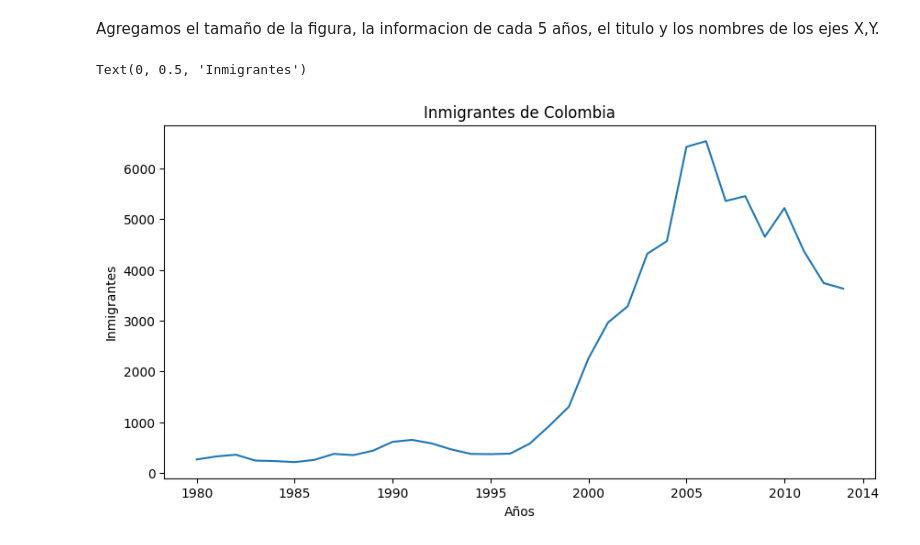
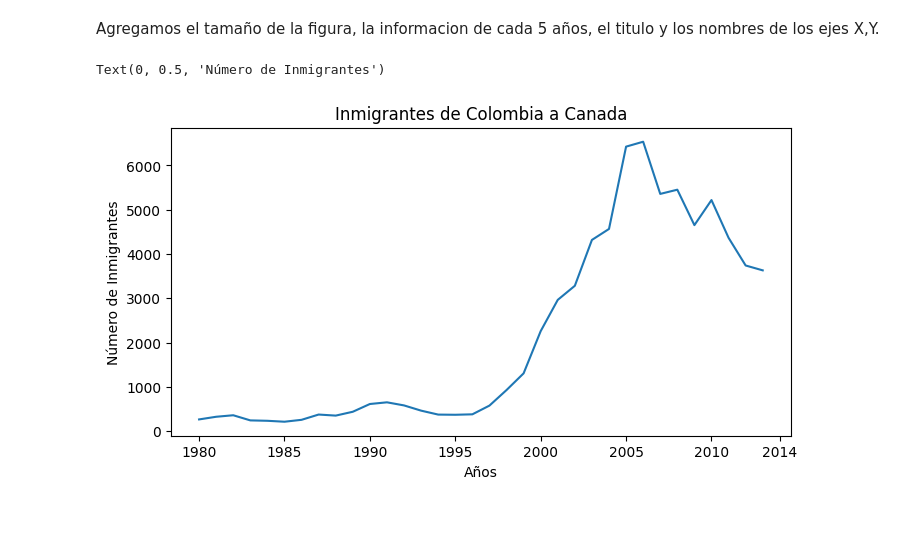
Before and after one commit to Eliecer91/Eliecer91.github.io, a Jupyter notebook: Visualizacion_Datos.ipynb, the cells around one changed output. Saved outputs shown, nothing was run; the diff lists cells and outputs as text; code cells hidden in the pictures; blank space fills up the shorter version.

```diff
--- a/Visualizacion_Datos.ipynb
+++ b/Visualizacion_Datos.ipynb
@@ -141,12 +141,12 @@ import matplotlib.pyplot as plt
 # %% [markdown]
 Agregamos el tamaño de la figura, la informacion de cada 5 años, el titulo y los nombres de los ejes X,Y.
 # %%
-plt.figure(figsize=(10,5))
+plt.figure(figsize=(8,4))
 plt.plot(datos_col['Año'],datos_col['Inmigrantes'])
 plt.xticks(['1980','1985','1990','1995','2000','2005','2010','2014'])
-plt.title('Inmigrantes de Colombia')
+plt.title('Inmigrantes de Colombia a Canada')
 plt.xlabel('Años')
-plt.ylabel('Inmigrantes')
+plt.ylabel('Número de Inmigrantes')
 # %% [output]
-Text(0, 0.5, 'Inmigrantes')
+Text(0, 0.5, 'Número de Inmigrantes')
-[figure, old version]
+[figure, new version]
```
Also changed, not shown: parts of 4 cells of this notebook.
